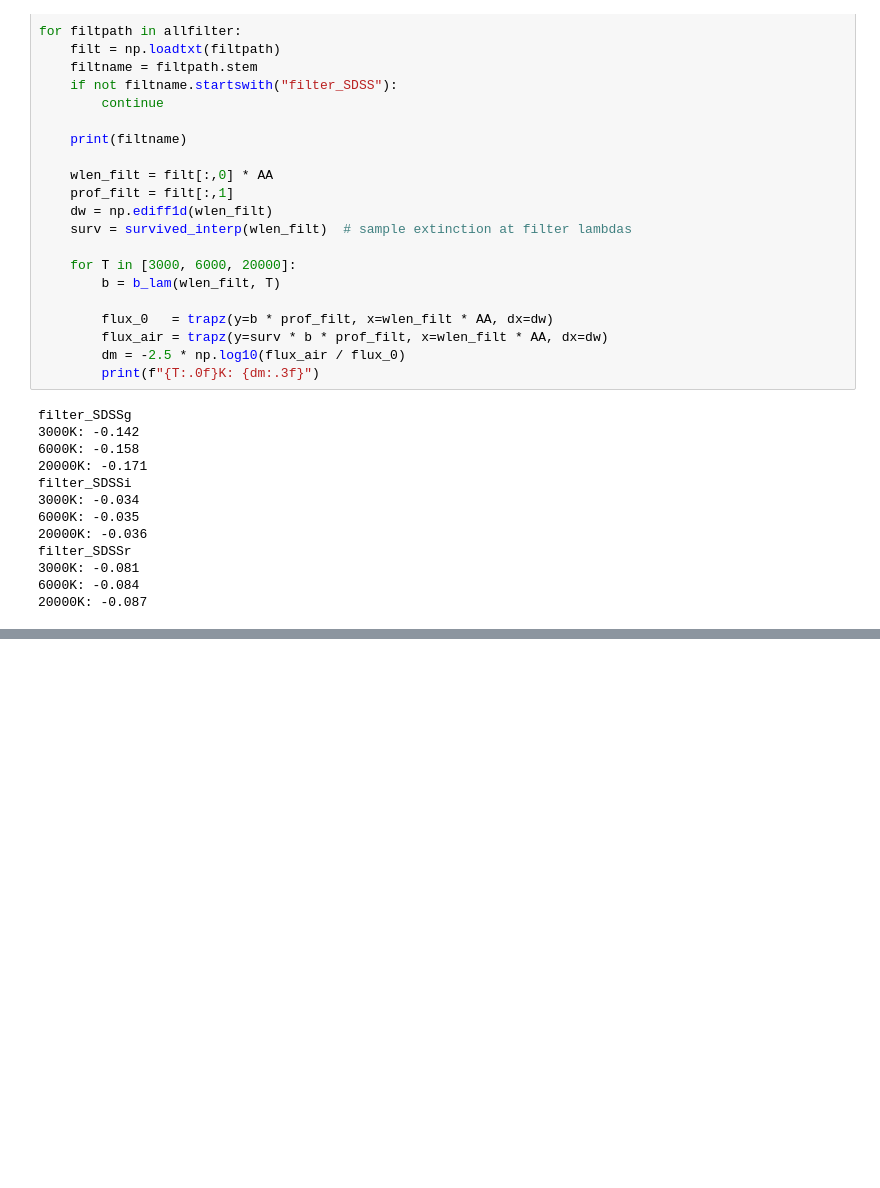
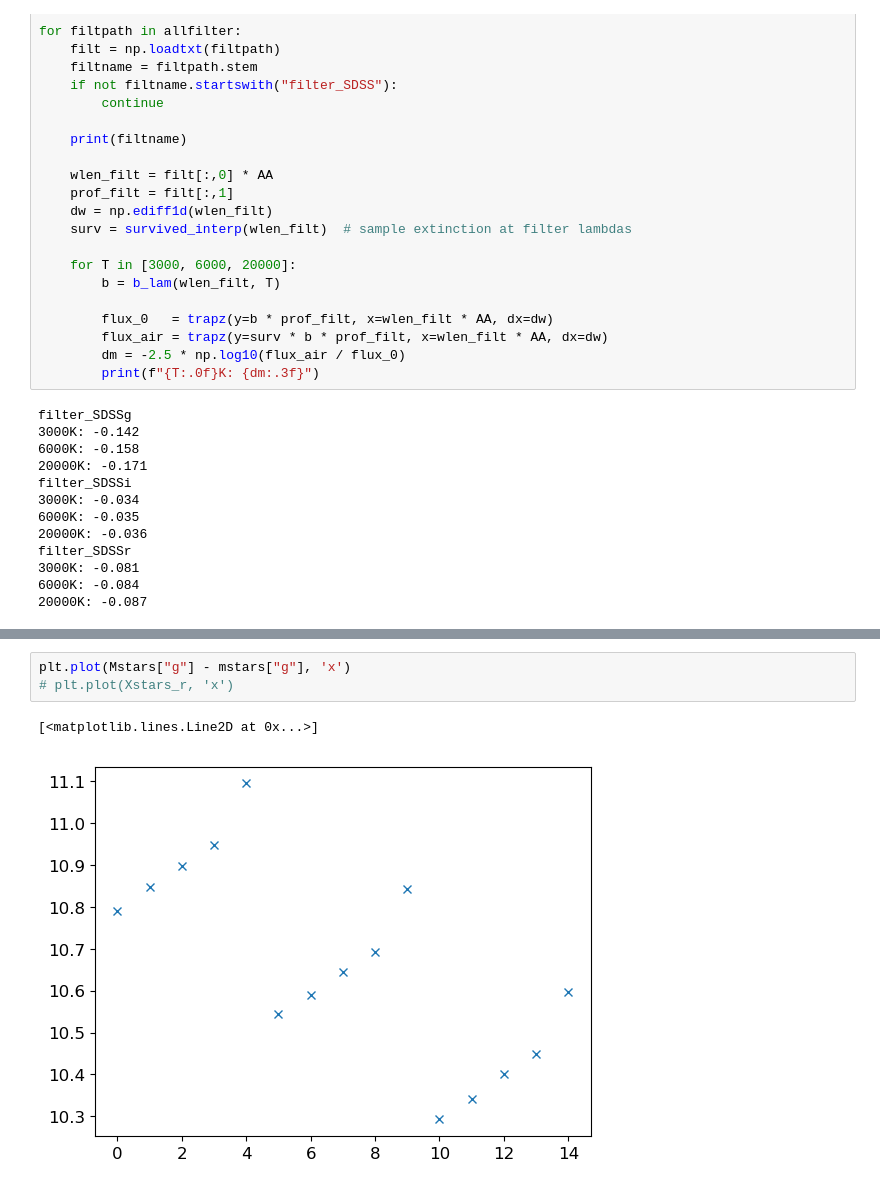
Before and after one commit to ysBach/SNU_AOclass, a Jupyter notebook: Books/codes/air_extinction.ipynb, the cells around one changed output, grey strips where cells are left out. Saved outputs shown, nothing was run; the diff lists cells and outputs as text; blank space fills up the shorter version.

```diff
--- a/Books/codes/air_extinction.ipynb
+++ b/Books/codes/air_extinction.ipynb
@@ -165,0 +214,6 @@ filter_SDSSr
+# %%
+plt.plot(Mstars["g"] - mstars["g"], 'x')
+# plt.plot(Xstars_r, 'x')
+# %% [output]
+[<matplotlib.lines.Line2D at 0x...>]
+[figure, added]
```
Also changed, not shown: parts of 2 cells of this notebook, 3 other files.
